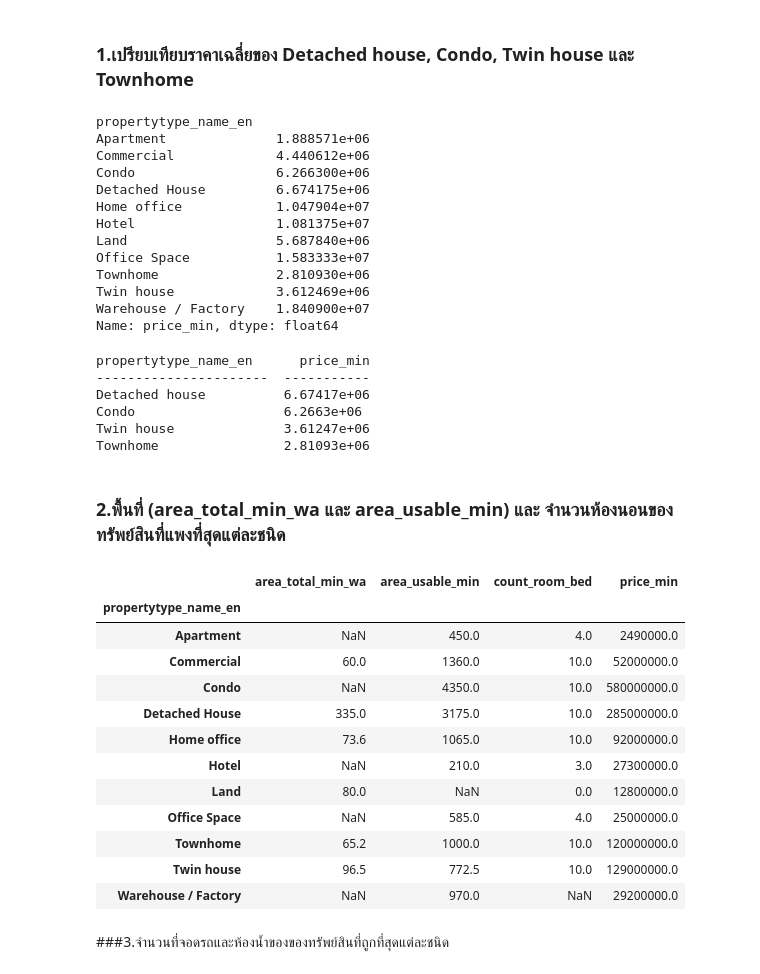
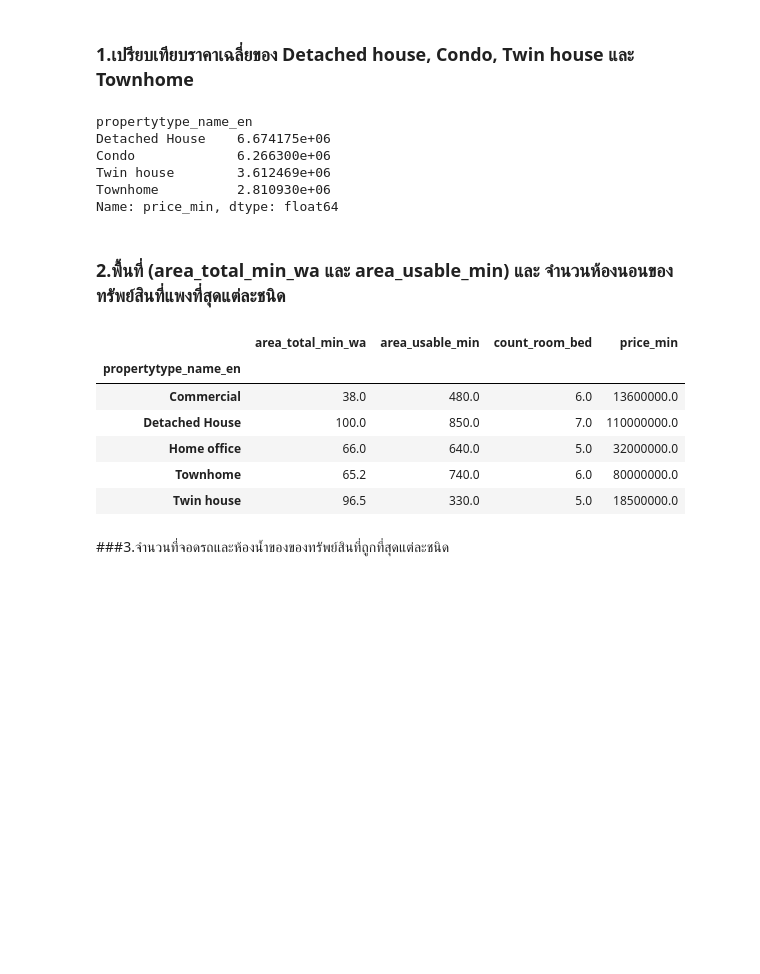
Before and after one commit to jirapat-tho/BasicProg_DataViz65, a Jupyter notebook: Pandas101.ipynb, the cells around one changed output. Saved outputs shown, nothing was run; the diff lists cells and outputs as text; code cells hidden in the pictures; blank space fills up the shorter version.

```diff
--- a/Pandas101.ipynb
+++ b/Pandas101.ipynb
@@ -450,4 +450,4 @@ unit.groupby(['propertytype_name_en']).count()
 2. พื้นที่ (area_total_min_wa และ area_usable_min) และ จำนวนห้องนอนของทรัพย์สินที่แพงที่สุดแต่ละชนิด
 3. จำนวนที่จอดรถและห้องน้ำของของทรัพย์สินที่ถูกที่สุดแต่ละชนิด
 # %%
-unit.dropna(subset=['price_min','area_total_min_wa','area_usable_min','count_room_bed','count_parking','count_room_bath']) # ลบ missing
+dmissing = unit.dropna(subset=['price_min','area_total_min_wa','area_usable_min','count_room_bed','count_parking','count_room_bath']) # ลบ missing
@@ -468,18 +454,11 @@ unit.dropna(subset=['price_min','area_total_min_wa','area_usable_min','count_roo
 # %% [markdown]
 ### 1.เปรียบเทียบราคาเฉลี่ยของ Detached house, Condo, Twin house และ Townhome
 # %%
-unit.groupby(['propertytype_name_en'])['price_min'].mean() #  groupby ชนิดของบ้าน เลือก column price_min ใช้.mean()หาค่าเลี่ย
+unit.groupby(['propertytype_name_en'])['price_min'].mean()[['Detached House','Condo','Twin house','Townhome']] #  groupby ชนิดของบ้าน เลือก column price_min ใช้.mean()หาค่าเลี่ย
 # %% [output]
 propertytype_name_en
-Apartment              1.888571e+06
-Commercial             4.440612e+06
-Condo                  6.266300e+06
-Detached House         6.674175e+06
-Home office            1.047904e+07
-Hotel                  1.081375e+07
-Land                   5.687840e+06
-Office Space           1.583333e+07
-Townhome               2.810930e+06
-Twin house             3.612469e+06
-Warehouse / Factory    1.840900e+07
+Detached House    6.674175e+06
+Condo             6.266300e+06
+Twin house        3.612469e+06
+Townhome          2.810930e+06
 Name: price_min, dtype: float64
@@ -490,33 +465,16 @@ from tabulate import tabulate # ใช้ tabulate เพื่อจะ print
-# %%
-propertytype = [['Detached house',(p['Detached House'])],['Condo',p['Condo']],['Twin house',p['Twin house']],['Townhome',p['Townhome']]]
-header = ['propertytype_name_en','price_min']
-print(tabulate(propertytype, header))
-# %% [output]
-propertytype_name_en      price_min
-----------------------  -----------
-Detached house          6.67417e+06
-Condo                   6.2663e+06
-Twin house              3.61247e+06
-Townhome                2.81093e+06
 # %% [markdown]
 ### 2.พื้นที่ (area_total_min_wa และ area_usable_min) และ จำนวนห้องนอนของทรัพย์สินที่แพงที่สุดแต่ละชนิด
 # %%
-unit.groupby(['propertytype_name_en']).max()[['area_total_min_wa','area_usable_min','count_room_bed','price_min']]
+dmissing.groupby(['propertytype_name_en']).max()[['area_total_min_wa','area_usable_min','count_room_bed','price_min']]
  #Groupby ชนิดของบ้านแต่ละชนิด ใช้.max() หาค่าแพงที่สุด ใช้list เลือกเฉพาะ column พื้นที่และจำนวนห้องนอน
 # %% [output]
 |  | area_total_min_wa | area_usable_min | count_room_bed | price_min |
 | propertytype_name_en |  |  |  |  |
-| Apartment | NaN | 450.0 | 4.0 | 2490000.0 |
-| Commercial | 60.0 | 1360.0 | 10.0 | 52000000.0 |
-| Condo | NaN | 4350.0 | 10.0 | 580000000.0 |
-| Detached House | 335.0 | 3175.0 | 10.0 | 285000000.0 |
-| Home office | 73.6 | 1065.0 | 10.0 | 92000000.0 |
-| Hotel | NaN | 210.0 | 3.0 | 27300000.0 |
-| Land | 80.0 | NaN | 0.0 | 12800000.0 |
-| Office Space | NaN | 585.0 | 4.0 | 25000000.0 |
-| Townhome | 65.2 | 1000.0 | 10.0 | 120000000.0 |
-| Twin house | 96.5 | 772.5 | 10.0 | 129000000.0 |
-| Warehouse / Factory | NaN | 970.0 | NaN | 29200000.0 |
+| Commercial | 38.0 | 480.0 | 6.0 | 13600000.0 |
+| Detached House | 100.0 | 850.0 | 7.0 | 110000000.0 |
+| Home office | 66.0 | 640.0 | 5.0 | 32000000.0 |
+| Townhome | 65.2 | 740.0 | 6.0 | 80000000.0 |
+| Twin house | 96.5 | 330.0 | 5.0 | 18500000.0 |
 # %% [markdown]
 ###3.จำนวนที่จอดรถและห้องน้ำของของทรัพย์สินที่ถูกที่สุดแต่ละชนิด
 # %%
```
Also changed, not shown: parts of 4 cells of this notebook.
